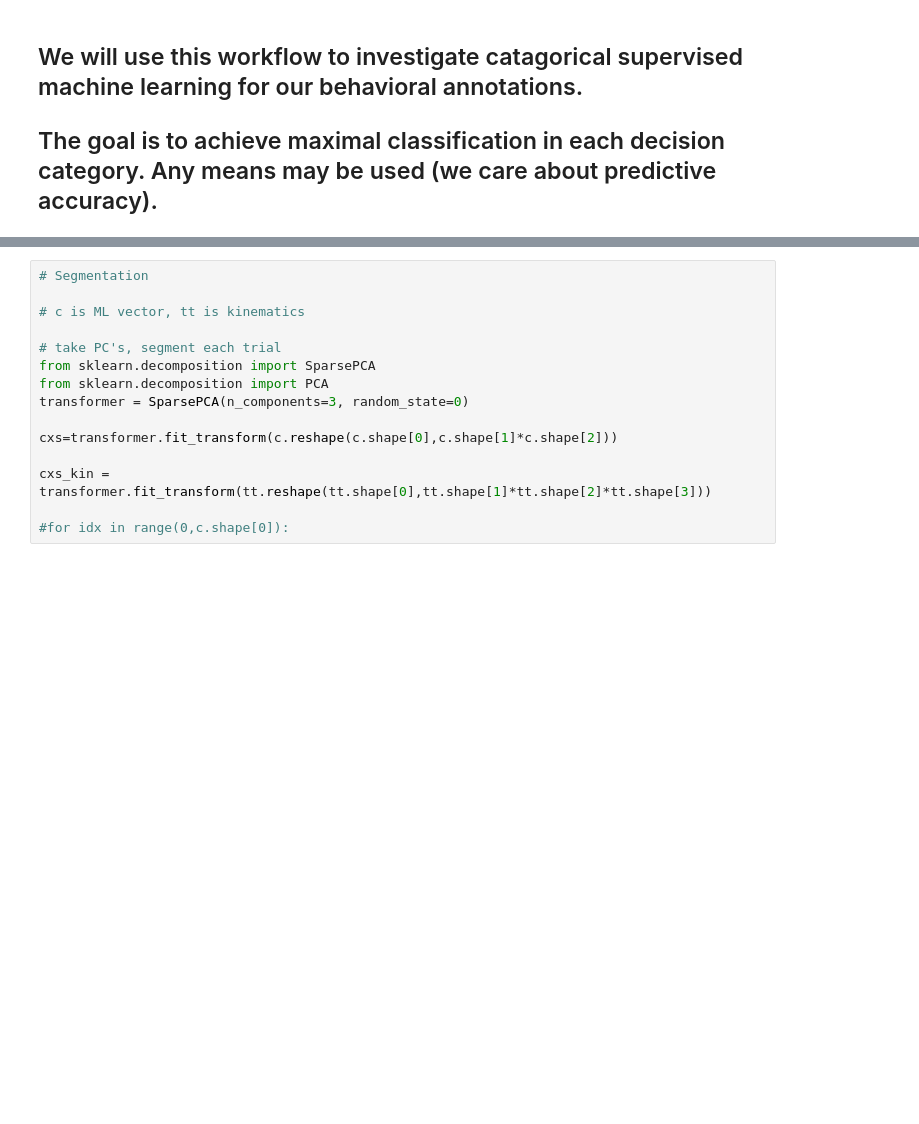
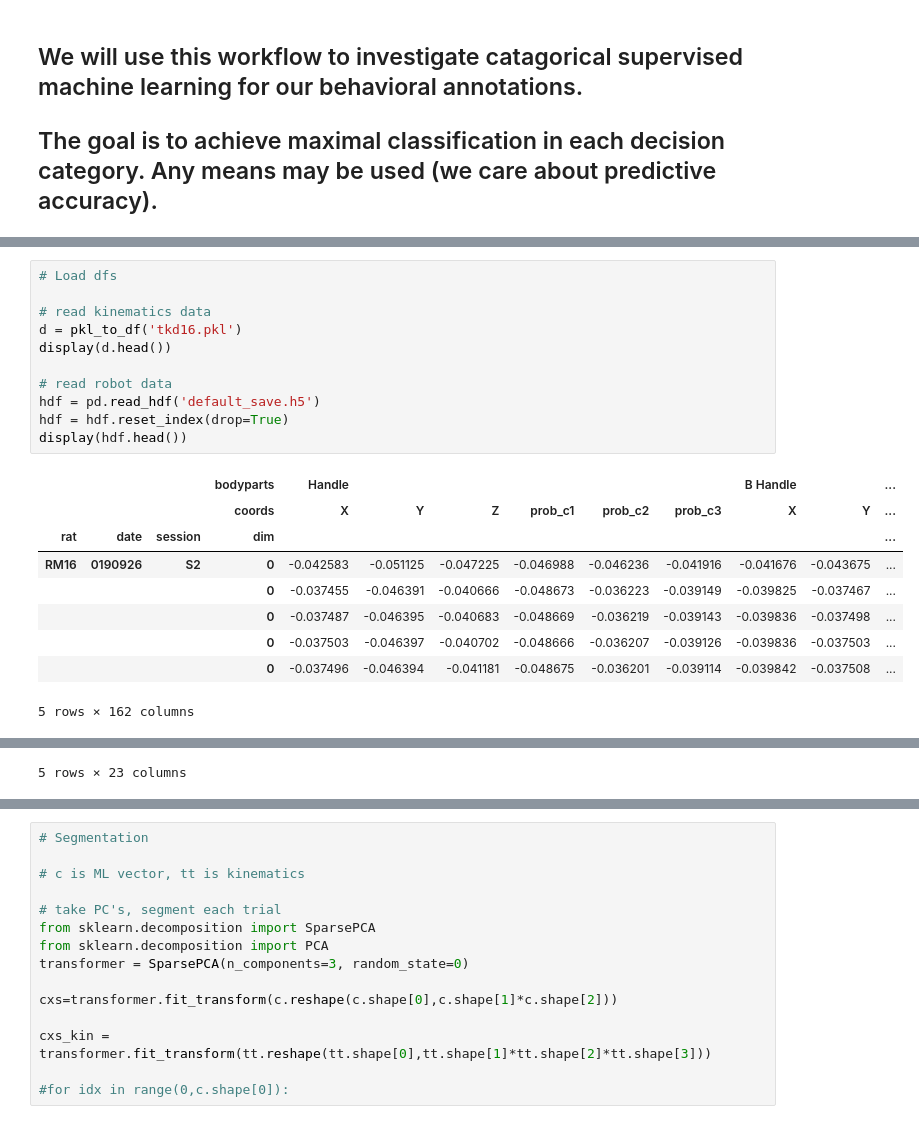
Before and after one commit to BouchardLab/ReachMaster, a Jupyter notebook: software/ReachSplitter/Trial_Classification_Workflow.ipynb, the cells around one changed output, grey strips where cells are left out. Cells and saved outputs as stored; diff of their text form; blank space fills up the shorter version.

```diff
--- a/software/ReachSplitter/Trial_Classification_Workflow.ipynb
+++ b/software/ReachSplitter/Trial_Classification_Workflow.ipynb
@@ -56,0 +79,21 @@ NameError: name 'et' is not defined
+# %%
+# Load dfs
+
+# read kinematics data
+d = pkl_to_df('tkd16.pkl')
+display(d.head())
+
+# read robot data
+hdf = pd.read_hdf('default_save.h5')
+hdf = hdf.reset_index(drop=True)
+display(hdf.head())
+# %% [output]
+|  |  |  | bodyparts | Handle |  |  |  |  |  | B Handle |  | ... |
+|  |  |  | coords | X | Y | Z | prob_c1 | prob_c2 | prob_c3 | X | Y | ... |
+| rat | date | session | dim |  |  |  |  |  |  |  |  | ... |
+| RM16 | 0190926 | S2 | 0 | -0.042583 | -0.051125 | -0.047225 | -0.046988 | -0.046236 | -0.041916 | -0.041676 | -0.043675 | ... |
+|  |  |  | 0 | -0.037455 | -0.046391 | -0.040666 | -0.048673 | -0.036223 | -0.039149 | -0.039825 | -0.037467 | ... |
+|  |  |  | 0 | -0.037487 | -0.046395 | -0.040683 | -0.048669 | -0.036219 | -0.039143 | -0.039836 | -0.037498 | ... |
+|  |  |  | 0 | -0.037503 | -0.046397 | -0.040702 | -0.048666 | -0.036207 | -0.039126 | -0.039836 | -0.037503 | ... |
+|  |  |  | 0 | -0.037496 | -0.046394 | -0.041181 | -0.048675 | -0.036201 | -0.039114 | -0.039842 | -0.037508 | ... |
+5 rows × 162 columns
@@ -57 +106,2 @@ NameError: name 'et' is not defined
+5 rows × 23 columns
 # %%
```
Also changed, not shown: parts of 20 cells of this notebook.
